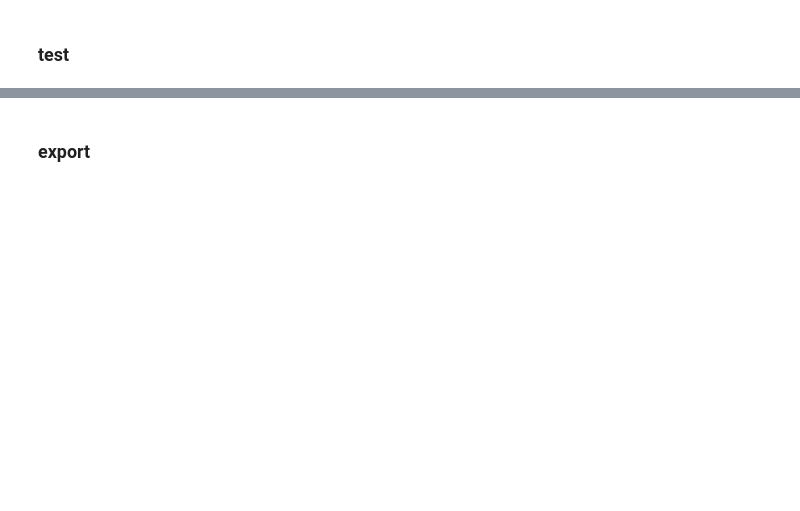
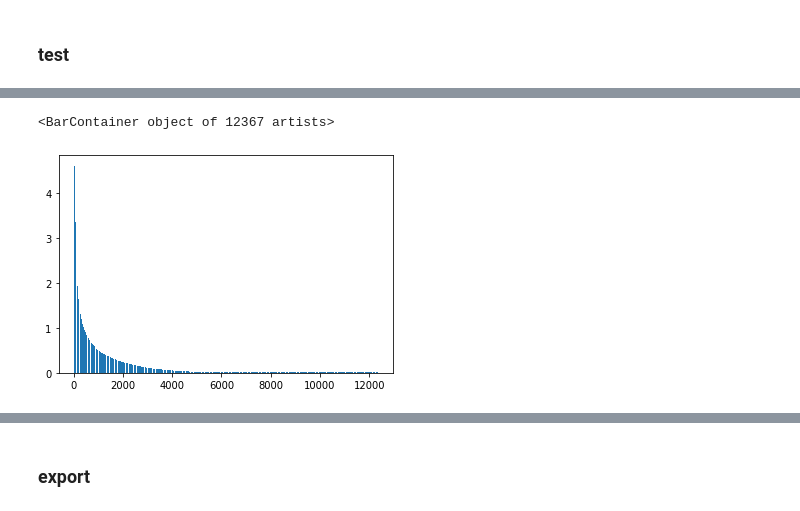
Before and after one commit to KeremTurgutlu/dfdc, a Jupyter notebook: nbs/22_multi_frame_model.ipynb, the cells around one changed output, grey strips where cells are left out. Drawn from its saved outputs; the diff is of its cells as text; code cells hidden in the pictures; blank space fills up the shorter version.

```diff
--- a/nbs/22_multi_frame_model.ipynb
+++ b/nbs/22_multi_frame_model.ipynb
@@ -329,0 +768,8 @@ preds = learner.get_preds()
+# %%
+logloss = -(meandf['label']*np.log(np.clip(meandf['preds'], 0.01, 0.99))
+      + (1 - meandf['label'])*np.log(1 - np.clip(meandf['preds'], 0.01, 0.99)))
+# %%
+test_df['preds'] =test_df['fname'].map(meandf['preds'])
+test_df['logloss'] = test_df['fname'].map(logloss)
+# %%
+sorted_test_df = test_df.sort_values('logloss', ascending=False).reset_index(drop=True)
@@ -329,0 +790,5 @@ preds = learner.get_preds()
+# %%
+plt.bar(range(len(sorted_test_df['logloss'])), sorted_test_df['logloss'])
+# %% [output]
+<BarContainer object of 12367 artists>
+[figure, added]
```
Also changed, not shown: parts of 174 cells of this notebook, 2 other files.
